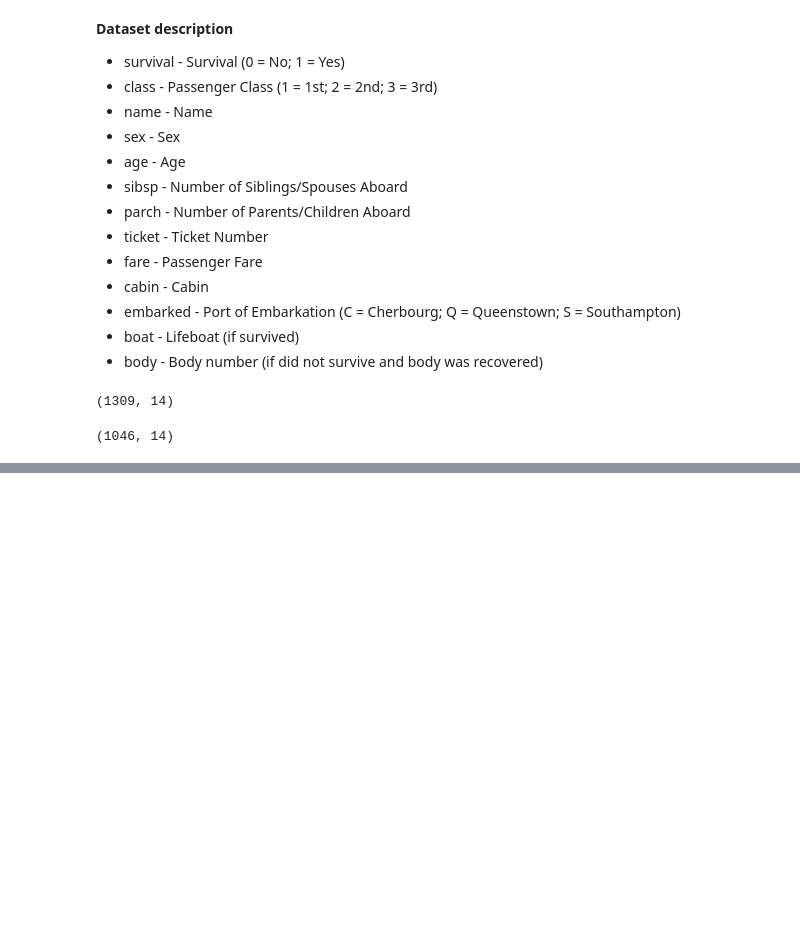
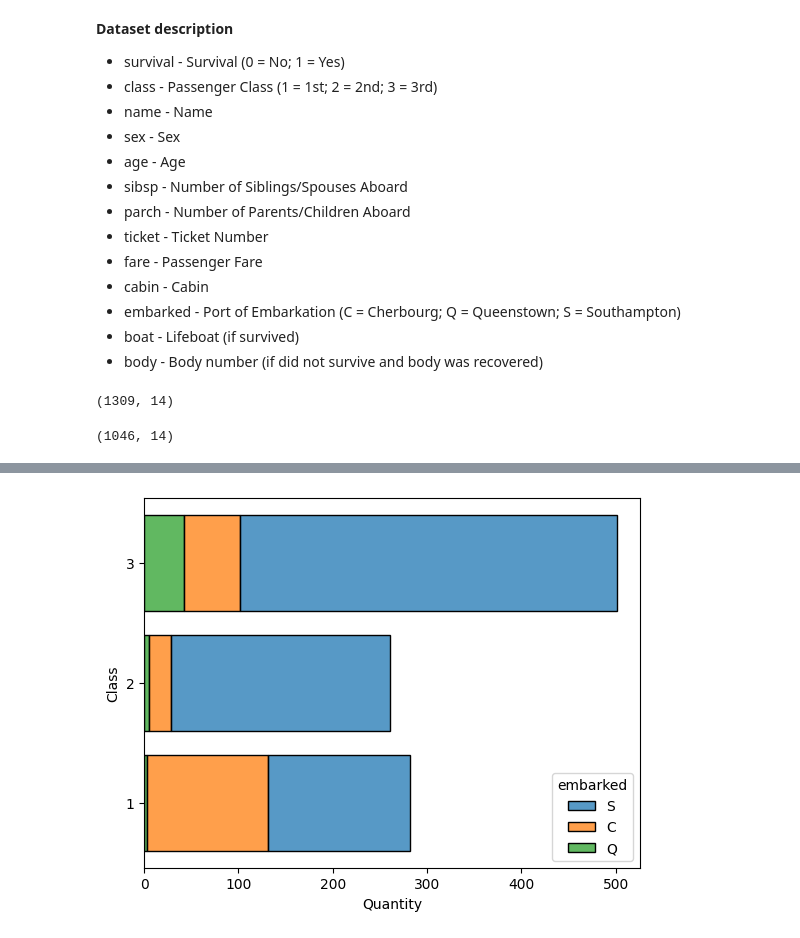
Before and after one commit to eng-robsonsampaio/data-science, a Jupyter notebook: Class 2/assignment - titanic data analysis.ipynb, the cells around one changed output, grey strips where cells are left out. Cells and saved outputs as stored; diff of their text form; code cells hidden in the pictures; blank space fills up the shorter version.

```diff
--- a/Class 2/assignment - titanic data analysis.ipynb
+++ b/Class 2/assignment - titanic data analysis.ipynb
@@ -202,0 +216,8 @@ Text(0.5, 1.0, 'Third Class')
+# %%
+ax = sns.histplot(data=titanic, y='pclass', discrete=True, shrink=0.8, hue='embarked', multiple='stack')
+ax.set(xlabel='Quantity', ylabel='Class')
+ax.set_yticks([1 , 2, 3])
+# plt.xticks(rotation=90)
+plt.show()
+# %% [output]
+[figure, added]
```
Also changed, not shown: parts of 13 cells of this notebook.
